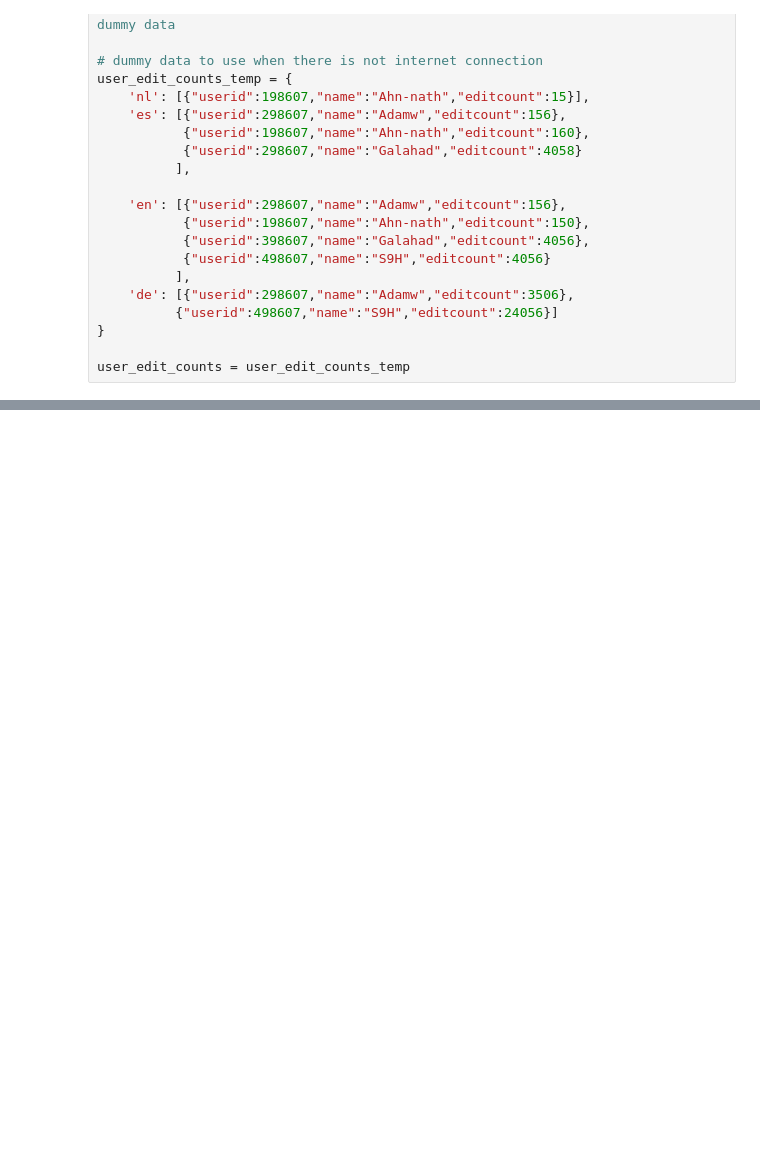
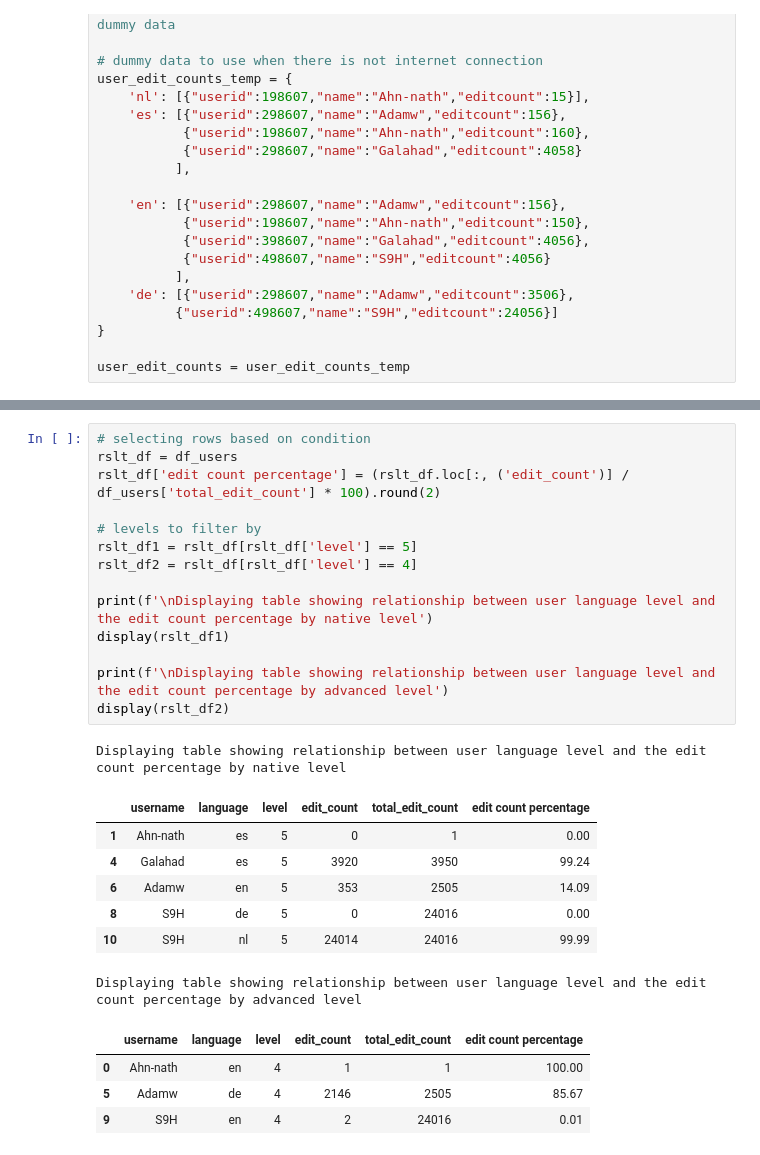
Before and after one commit to ahn-nath/Wikipedia---Translation-Imbalances, a Jupyter notebook: hypothesis_2.ipynb, the cells around one changed output, grey strips where cells are left out. Saved outputs shown, nothing was run; the diff lists cells and outputs as text; blank space fills up the shorter version.

```diff
--- a/hypothesis_2.ipynb
+++ b/hypothesis_2.ipynb
@@ -369,0 +405,27 @@ df
+# %%
+# selecting rows based on condition
+rslt_df = df_users
+rslt_df['edit count percentage'] = (rslt_df.loc[:, ('edit_count')] / df_users['total_edit_count'] * 100).round(2)
+
+# levels to filter by
+rslt_df1 = rslt_df[rslt_df['level'] == 5]
+rslt_df2 = rslt_df[rslt_df['level'] == 4]
+
+print(f'\nDisplaying table showing relationship between user language level and the edit count percentage by native level')
+display(rslt_df1)
+
+print(f'\nDisplaying table showing relationship between user language level and the edit count percentage by advanced level')
+display(rslt_df2)
+# %% [output]
+Displaying table showing relationship between user language level and the edit count percentage by native level
+|  | username | language | level | edit_count | total_edit_count | edit count percentage |
+| 1 | Ahn-nath | es | 5 | 0 | 1 | 0.00 |
+| 4 | Galahad | es | 5 | 3920 | 3950 | 99.24 |
+| 6 | Adamw | en | 5 | 353 | 2505 | 14.09 |
+| 8 | S9H | de | 5 | 0 | 24016 | 0.00 |
+| 10 | S9H | nl | 5 | 24014 | 24016 | 99.99 |
+Displaying table showing relationship between user language level and the edit count percentage by advanced level
+|  | username | language | level | edit_count | total_edit_count | edit count percentage |
+| 0 | Ahn-nath | en | 4 | 1 | 1 | 100.00 |
+| 5 | Adamw | de | 4 | 2146 | 2505 | 85.67 |
+| 9 | S9H | en | 4 | 2 | 24016 | 0.01 |
```
Also changed, not shown: parts of 13 cells of this notebook, 1 other file.
